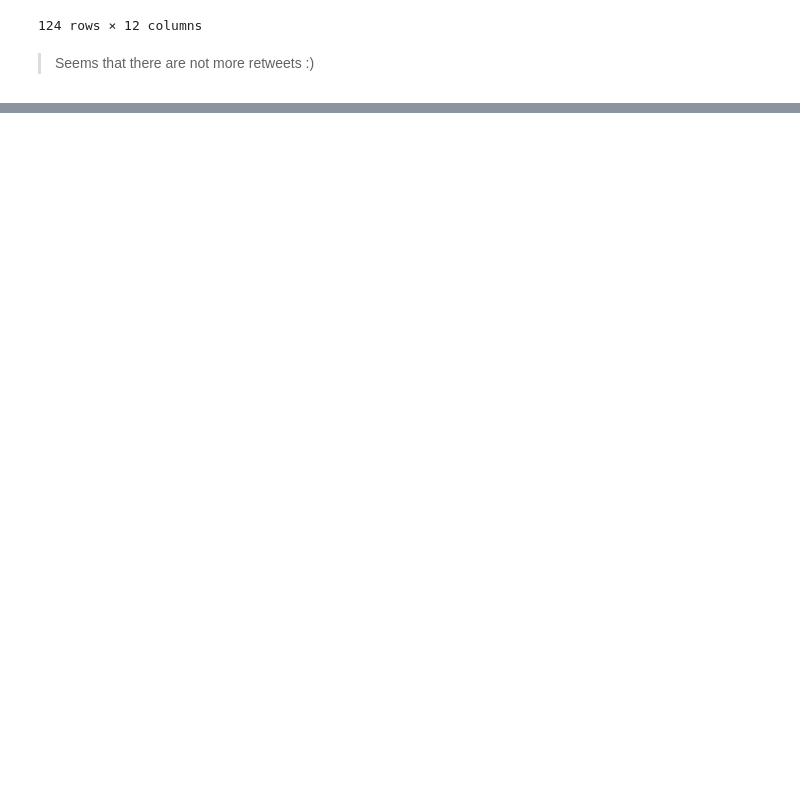
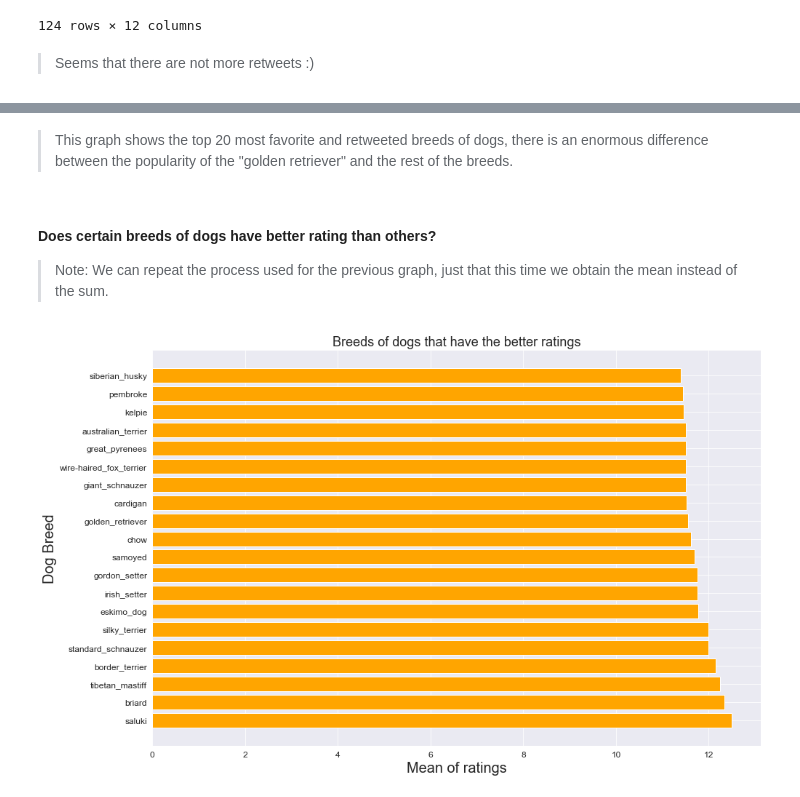
Before and after one commit to kroudir/Data-Analyst-Nanodegree-Projects-Udacity, a Jupyter notebook: 7- Data Wrangling/wrangle_act.ipynb, the cells around one changed output, grey strips where cells are left out. Cells and saved outputs as stored; diff of their text form; code cells hidden in the pictures; blank space fills up the shorter version.

```diff
--- a/7- Data Wrangling/wrangle_act.ipynb
+++ b/7- Data Wrangling/wrangle_act.ipynb
@@ -1064,0 +1470,25 @@ twitter_archive_copy[twitter_archive_copy.index.isin(indexes)]
+# %% [markdown]
+> This graph shows the top 20 most favorite and retweeted breeds of dogs, there is an enormous difference between the popularity of the "golden retriever" and the rest of the breeds.
+# %% [markdown]
+#### Does certain breeds of dogs have better rating than others?
+> Note: We can repeat the process used for the previous graph, just that this time we obtain the mean instead of the sum.
+# %%
+# Select only those instances that correspond to actual images of dogs, not objects or other stuff
+top_ratings = twitter_archive_master[twitter_archive_master.results == True]
+# Group by the breed (predictions), obtain the mean, and reset their index
+top_ratings = top_ratings.groupby('predictions').mean().reset_index()
+# Select the predictions and rating_numerator variables
+top_ratings = top_ratings[['predictions', 'rating_numerator']]
+# We select only the top 20 breeds of dogs
+top_ratings = top_ratings.sort_values('rating_numerator', ascending = False)[0:20]
+# %%
+# Bar graph of breeds of dogs that have better ratings
+plt.figure(figsize=(15, 10))
+plt.barh(range(len(top_ratings.predictions)), top_ratings.rating_numerator, color='orange')
+plt.yticks(range(len(top_ratings.predictions)), top_ratings.predictions, fontsize=12)
+plt.xticks(fontsize=12)
+plt.xlabel('Mean of ratings', fontsize=20)
+plt.ylabel('Dog Breed', fontsize=20)
+plt.title('Breeds of dogs that have the better ratings', fontsize=18);
+# %% [output]
+[figure, added]
```
Also changed, not shown: parts of 78 cells of this notebook, 5 other files.
